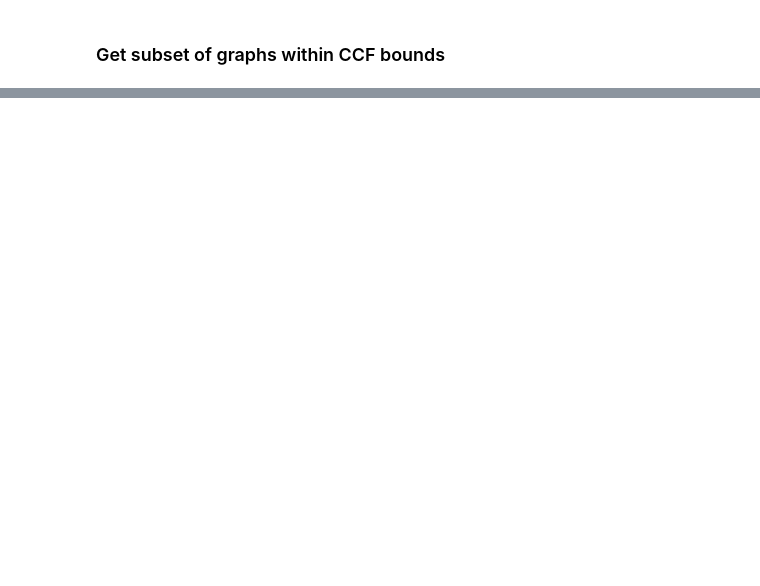
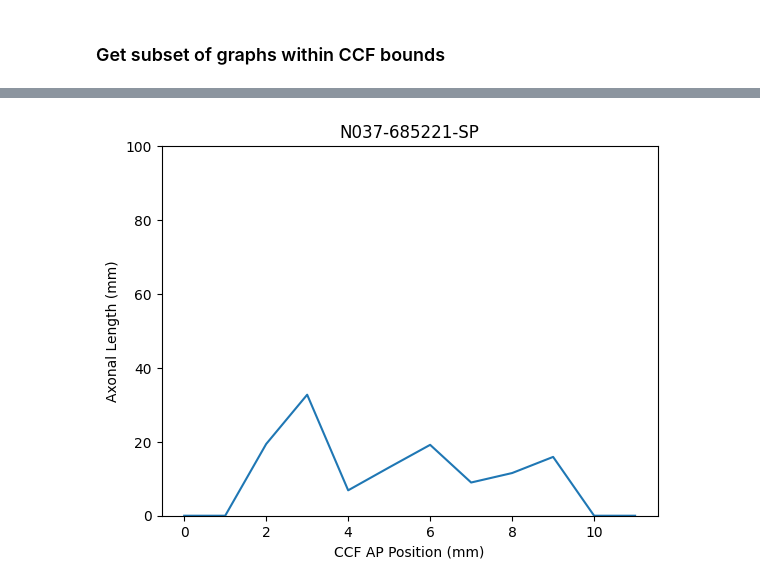
Before and after one commit to AllenNeuralDynamics/aind-LC-morphologies_supplemental_figure, a Jupyter notebook: code/MAPseq Alignment.ipynb, the cells around one changed output, grey strips where cells are left out. Cells and saved outputs as stored; diff of their text form; code cells hidden in the pictures; blank space fills up the shorter version.

```diff
--- a/code/MAPseq Alignment.ipynb
+++ b/code/MAPseq Alignment.ipynb
@@ -123,0 +165,11 @@ for i, graph in graphs.items():
+# %%
+name = list(graphPosDict.keys())[22]
+posLength = graphPosDict[name]
+plt.plot(np.array(list(posLength.keys()))/1000,np.array(list(posLength.values())) * 10)
+plt.ylabel("Axonal Length (mm)")
+plt.xlabel("CCF AP Position (mm)")
+plt.ylim([0, 100])
+plt.title(name);
+plt.savefig(f"../results/virtual cortex slices {name}.png",dpi=300, bbox_inches='tight')
+# %% [output]
+[figure, added]
```
Also changed, not shown: parts of 22 cells of this notebook, 2 other files.
